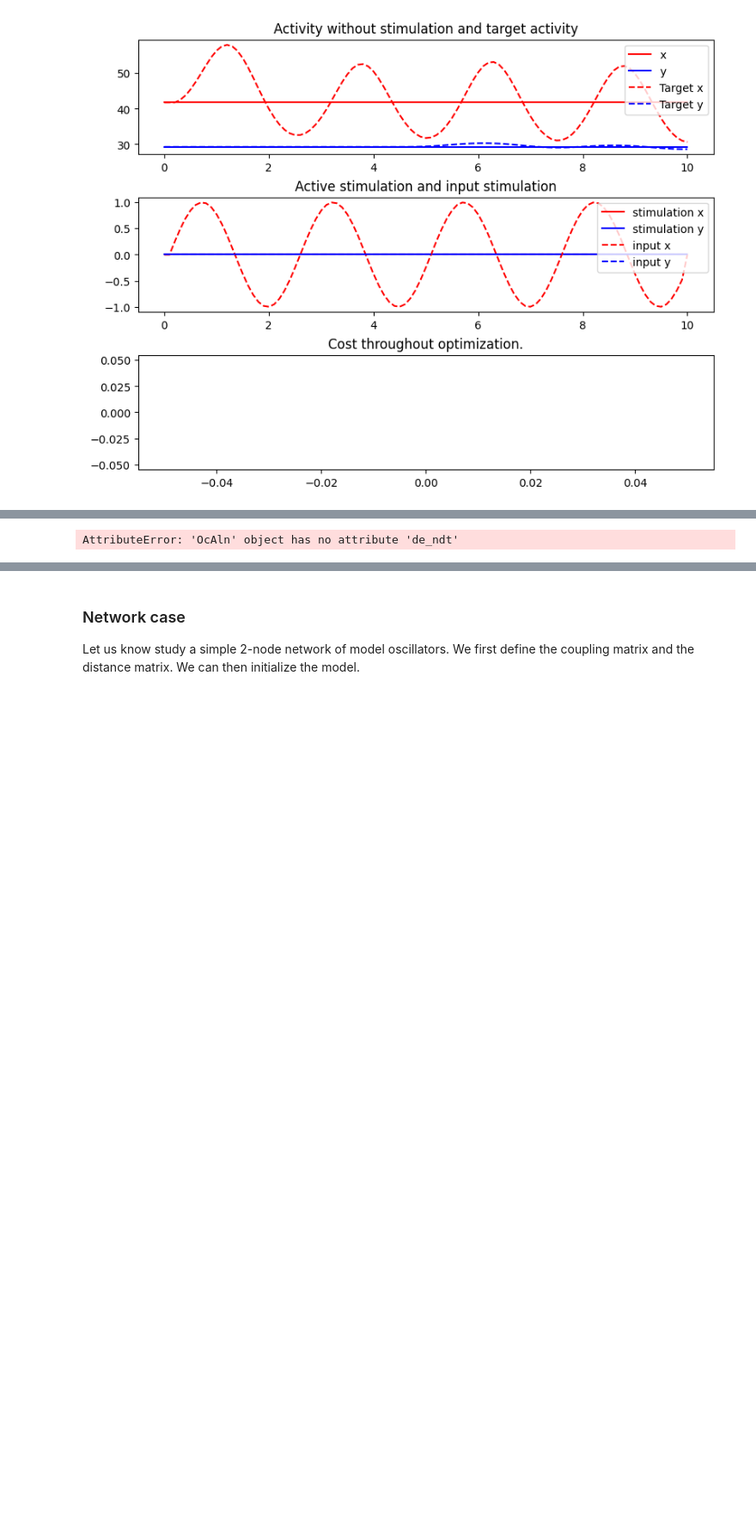
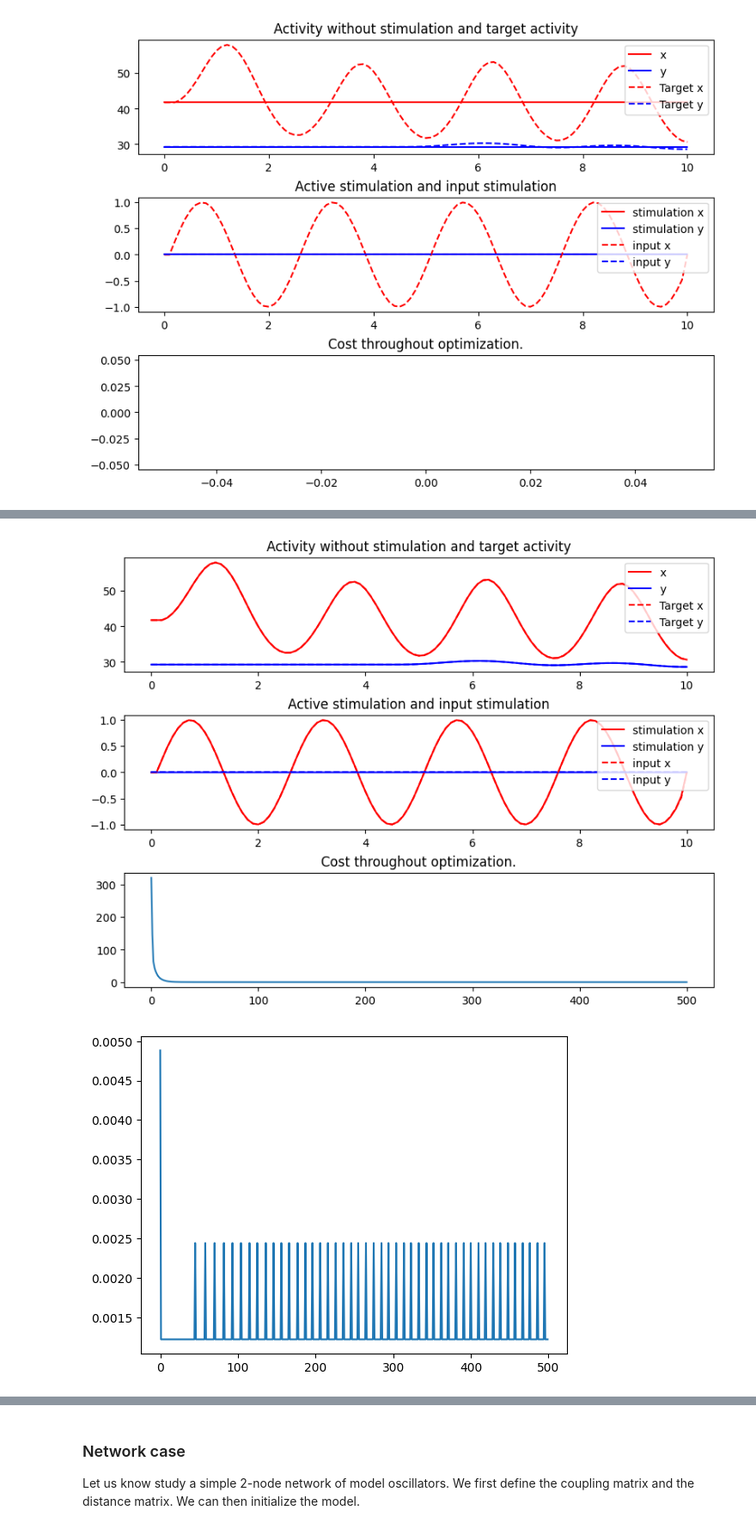
Before and after one commit to neurolib-dev/neurolib, a Jupyter notebook: examples/example-5-optimal-control/example-5.5-oc-aln-model-deterministic.ipynb, the cells around one changed output, grey strips where cells are left out. Shown at 86% size. Saved outputs shown, nothing was run; the diff lists cells and outputs as text; code cells hidden in the pictures; blank space fills up the shorter version.

```diff
--- a/examples/example-5-optimal-control/example-5.5-oc-aln-model-deterministic.ipynb
+++ b/examples/example-5-optimal-control/example-5.5-oc-aln-model-deterministic.ipynb
@@ -110,7 +110,7 @@ model_controlled.weights["w_p"] = 1. # default value 1
 model_controlled.weights["w_2"] = 0. # default value 0
 
 # We run 500 iterations of the optimal control gradient descent algorithm
-model_controlled.optimize(1)
+model_controlled.optimize(500)
 
 state = model_controlled.get_xs()
 control = model_controlled.control
@@ -125,4 +140,5 @@ Cost in iteration 0: 321.04896146205573
-AttributeError: 'OcAln' object has no attribute 'de_ndt'
+[figure, added]
+[figure, added]
 # %%
 # Do another 100 iterations if you want to.
 # Repeated execution will continue with further 100 iterations.
```
Also changed, not shown: parts of 6 cells of this notebook, 4 other files.
